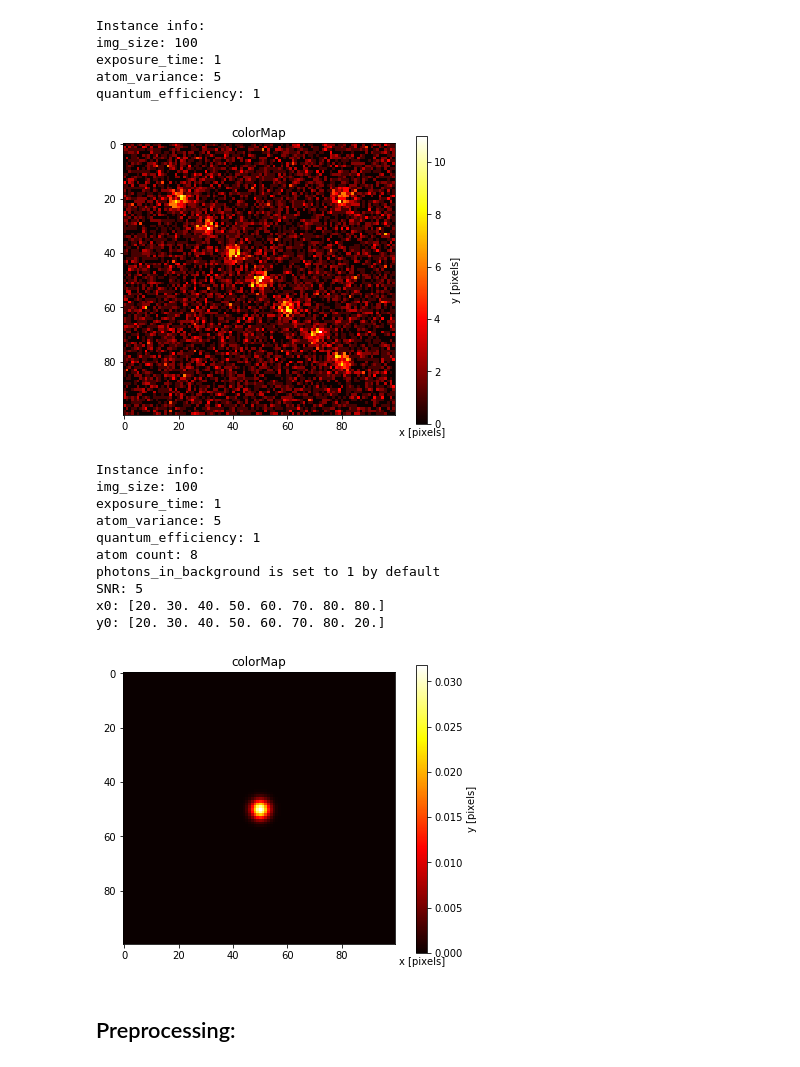
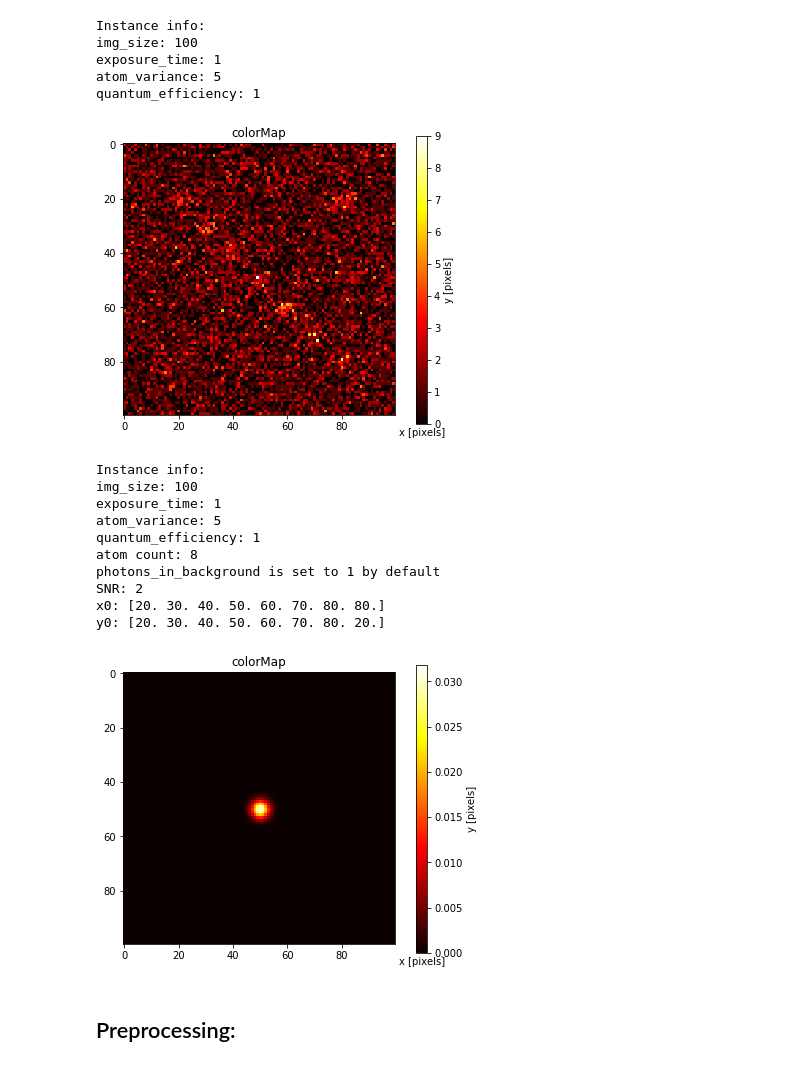
Before and after one commit to cliulinnaeus/AtomDetection, a Jupyter notebook: preprocessing/test.ipynb, the cells around one changed output. Cells and saved outputs as stored; diff of their text form; code cells hidden in the pictures.

```diff
--- a/preprocessing/test.ipynb
+++ b/preprocessing/test.ipynb
@@ -23,16 +24,16 @@ quantum_efficiency: 1
 # %%
 x0 = list(np.linspace(20, 80, 7))
 y0 = list(np.linspace(20, 80, 7))
 
 x0.append(80)
 y0.append(20)
 x0 = np.array(x0)
 y0 = np.array(y0)
 
-raw_image = sim.create_simulation_from_SNR(x0, y0, 5, verbose=True)
+raw_image = sim.create_simulation_from_SNR(x0, y0, 2, verbose=True)
 kernel = utils.gaussian_kernel(100, sim.variance, verbose=True)
 # %% [output]
-[figure, old version]
+[figure, new version]
 Instance info:
 img_size: 100
 exposure_time: 1
@@ -40,7 +41,7 @@ atom_variance: 5
 quantum_efficiency: 1
 atom count: 8
 photons_in_background is set to 1 by default
-SNR: 5
+SNR: 2
 x0: [20. 30. 40. 50. 60. 70. 80. 80.]
 y0: [20. 30. 40. 50. 60. 70. 80. 20.]
 [figure]
```
Also changed, not shown: parts of 19 cells of this notebook, 3 other files.
